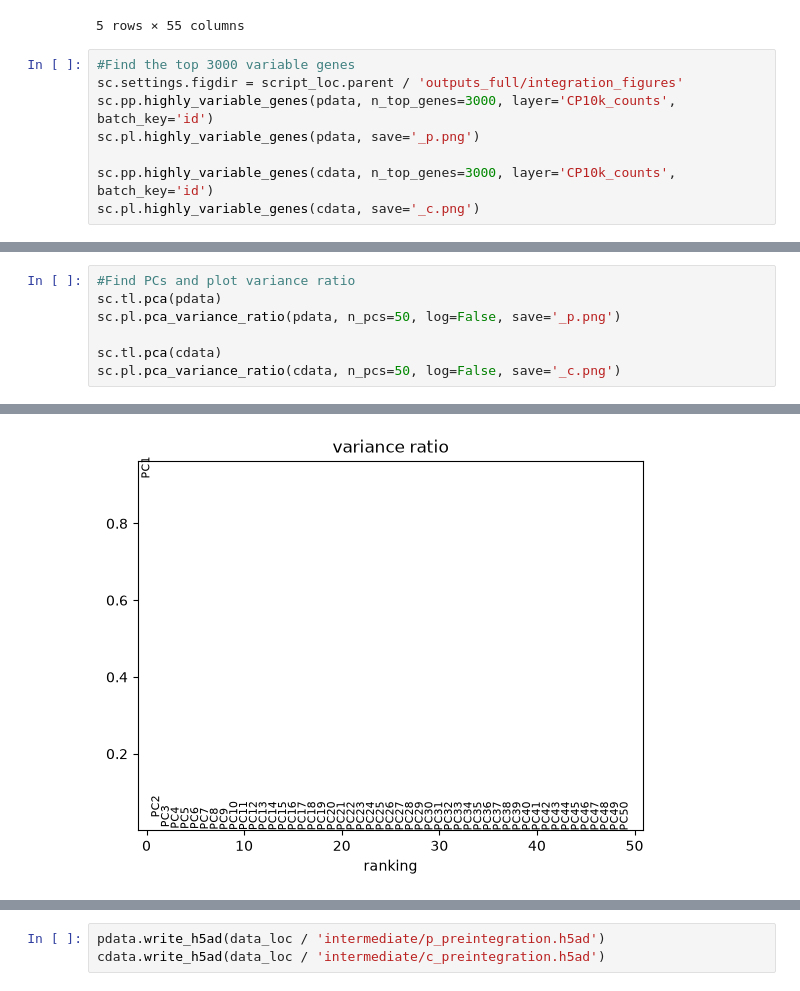
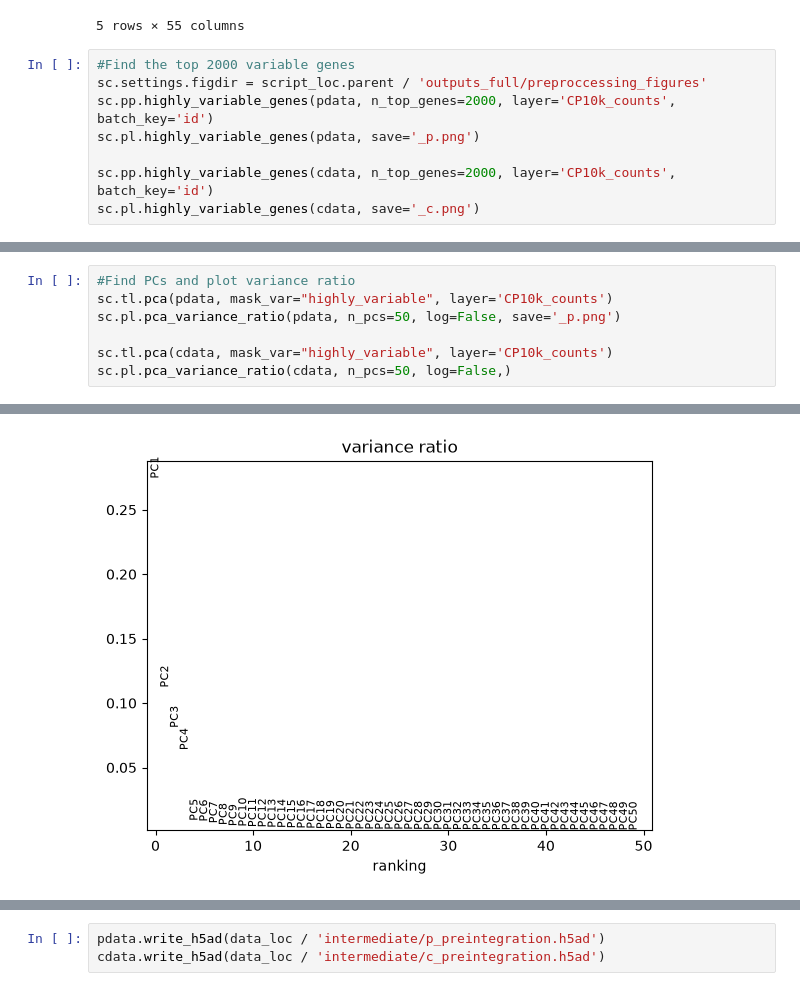
Before and after one commit to danielle-daneuro/Microglia-Subtypes-in-OUD, a Jupyter notebook: notebooks/f02_celltype_annotation.ipynb, the cells around one changed output, grey strips where cells are left out. Cells and saved outputs as stored; diff of their text form.

```diff
--- a/notebooks/f02_celltype_annotation.ipynb
+++ b/notebooks/f02_celltype_annotation.ipynb
@@ -111,11 +111,11 @@ pdata.obs.head()
 | AAACCCAAGTCGCGAA_11 | LR_RM_P1034 | 0.321565 | keep | 0.013848 | keep | 0.784599 | ... |
 5 rows × 55 columns
 # %%
-#Find the top 3000 variable genes
-sc.settings.figdir = script_loc.parent / 'outputs_full/integration_figures'
-sc.pp.highly_variable_genes(pdata, n_top_genes=3000, layer='CP10k_counts', batch_key='id')
+#Find the top 2000 variable genes
+sc.settings.figdir = script_loc.parent / 'outputs_full/preproccessing_figures'
+sc.pp.highly_variable_genes(pdata, n_top_genes=2000, layer='CP10k_counts', batch_key='id')
 sc.pl.highly_variable_genes(pdata, save='_p.png')
 
-sc.pp.highly_variable_genes(cdata, n_top_genes=3000, layer='CP10k_counts', batch_key='id')
+sc.pp.highly_variable_genes(cdata, n_top_genes=2000, layer='CP10k_counts', batch_key='id')
 sc.pl.highly_variable_genes(cdata, save='_c.png')
 # %% [output]
@@ -126,8 +126,8 @@ WARNING: saving figure to file C:\Users\chris\Downloads\Data_Analysis\Microglia
 # %%
 #Find PCs and plot variance ratio
-sc.tl.pca(pdata)
+sc.tl.pca(pdata, mask_var="highly_variable", layer='CP10k_counts')
 sc.pl.pca_variance_ratio(pdata, n_pcs=50, log=False, save='_p.png')
 
-sc.tl.pca(cdata)
-sc.pl.pca_variance_ratio(cdata, n_pcs=50, log=False, save='_c.png')
+sc.tl.pca(cdata, mask_var="highly_variable", layer='CP10k_counts')
+sc.pl.pca_variance_ratio(cdata, n_pcs=50, log=False,)
 # %% [output]
@@ -137 +136 @@ WARNING: saving figure to file C:\Users\chris\Downloads\Data_Analysis\Microglia
-[figure, old version]
+[figure, new version]
```
Also changed, not shown: parts of 5 cells of this notebook.
